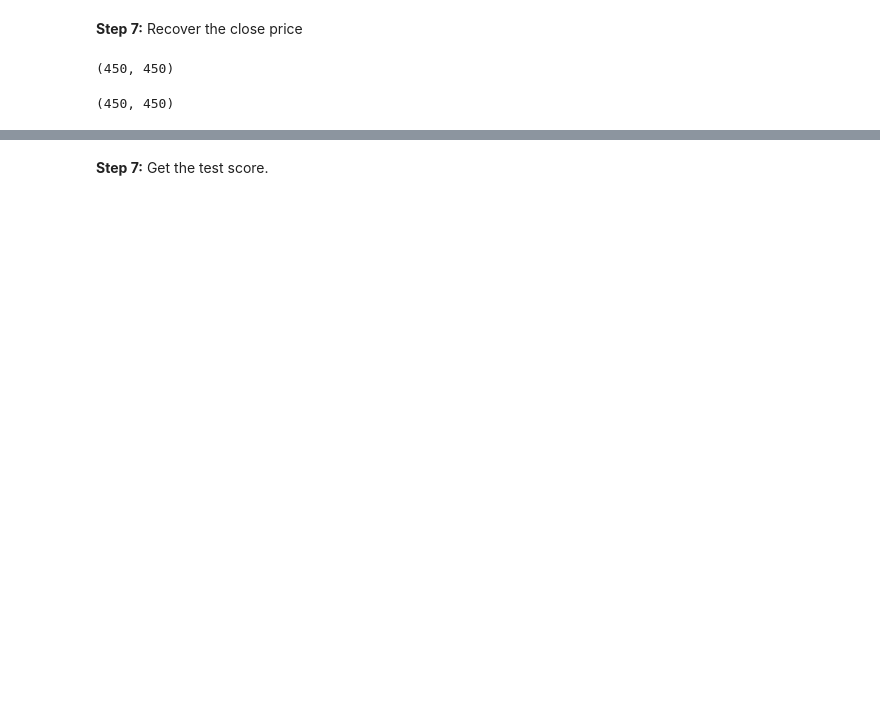
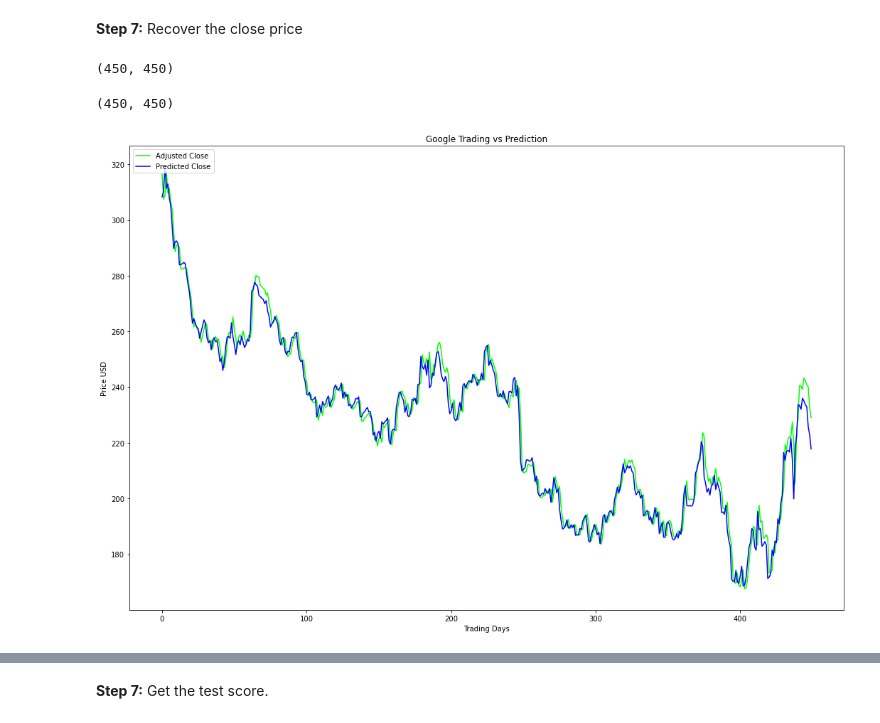
Before and after one commit to figo2127/QuantPort_Leveraged, a Jupyter notebook: Stock_Price_Predictor.ipynb, the cells around one changed output, grey strips where cells are left out. Saved outputs shown, nothing was run; the diff lists cells and outputs as text; code cells hidden in the pictures; blank space fills up the shorter version.

```diff
--- a/Stock_Price_Predictor.ipynb
+++ b/Stock_Price_Predictor.ipynb
@@ -368,4 +368,8 @@ flatten_prediction.size, y_test_close_base.size
 (450, 450)
 # %%
 predicted_close = np.multiply(flatten_prediction,  y_test_close_base)
+# %%
+vs.plot_lstm_prediction(predicted_close, y_test_close_actual)
+# %% [output]
+[figure, added]
 # %%
```
Also changed, not shown: parts of 22 cells of this notebook, 4 other files.
